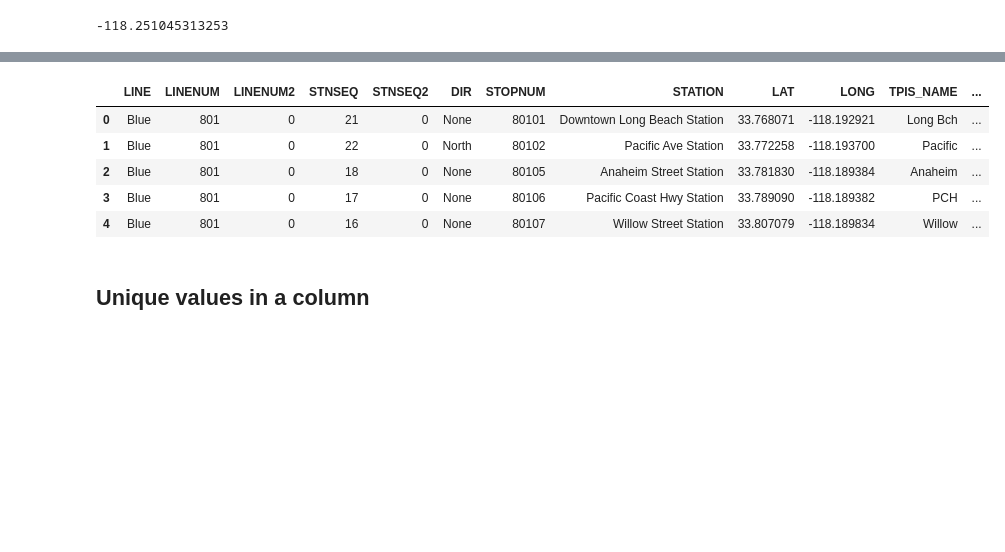
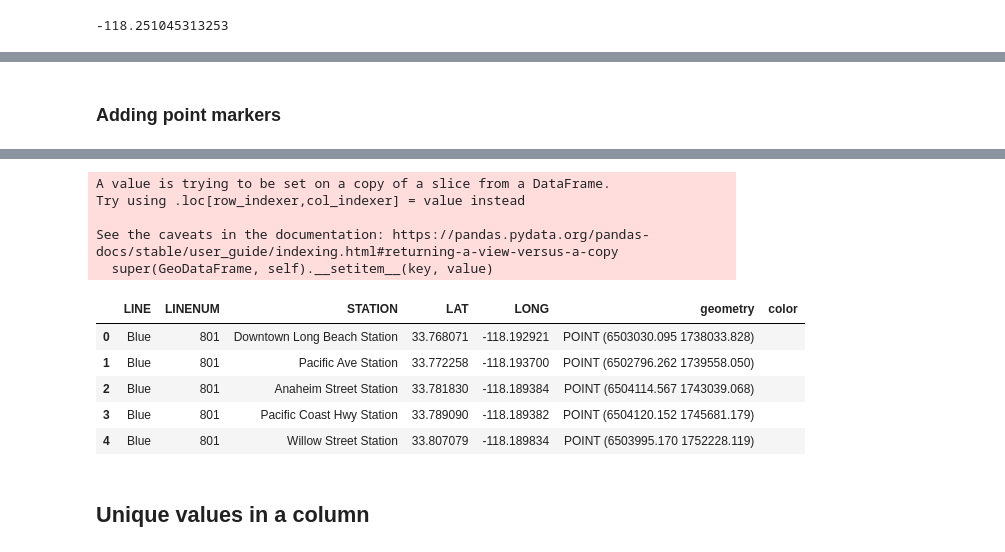
Before and after one commit to yohman/up206a, a Jupyter notebook: Weeks/Week02/W202-PythonandMetro.ipynb, the cells around one changed output, grey strips where cells are left out. Saved outputs shown, nothing was run; the diff lists cells and outputs as text; code cells hidden in the pictures; blank space fills up the shorter version.

```diff
--- a/Weeks/Week02/W202-PythonandMetro.ipynb
+++ b/Weeks/Week02/W202-PythonandMetro.ipynb
@@ -137,0 +188,6 @@ Name: LINE, dtype: int64
+# %%
+# list of desired column names
+desired_columns = ['LINE','LINENUM','STATION','LAT','LONG','geometry']
+
+# subset based on desired columns
+metro[desired_columns]
@@ -137,0 +219,3 @@ Name: LINE, dtype: int64
+# %%
+metro_trimmed = metro[desired_columns]
+metro_trimmed
@@ -281,5 +367,7 @@ m = folium.Map(location=[latitude,longitude], tiles='Stamen Terrain', zoom_start
 m
 # %% [output]
 [interactive output not drawn]
+# %% [markdown]
+### Adding point markers
 # %%
 # add the stations
@@ -290,16 +378,22 @@ m
 [interactive output not drawn]
 # %%
 # add a column
-metro['color'] = ''
+metro_trimmed['color'] = ''
+# %% [output]
+A value is trying to be set on a copy of a slice from a DataFrame.
+Try using .loc[row_indexer,col_indexer] = value instead
+
+See the caveats in the documentation: https://pandas.pydata.org/pandas-docs/stable/user_guide/indexing.html#returning-a-view-versus-a-copy
+  super(GeoDataFrame, self).__setitem__(key, value)
 # %%
-metro.head()
+metro_trimmed.head()
 # %% [output]
-|  | LINE | LINENUM | LINENUM2 | STNSEQ | STNSEQ2 | DIR | STOPNUM | STATION | LAT | LONG | TPIS_NAME | ... |
-| 0 | Blue | 801 | 0 | 21 | 0 | None | 80101 | Downtown Long Beach Station | 33.768071 | -118.192921 | Long Bch | ... |
-| 1 | Blue | 801 | 0 | 22 | 0 | North | 80102 | Pacific Ave Station | 33.772258 | -118.193700 | Pacific | ... |
-| 2 | Blue | 801 | 0 | 18 | 0 | None | 80105 | Anaheim Street Station | 33.781830 | -118.189384 | Anaheim | ... |
-| 3 | Blue | 801 | 0 | 17 | 0 | None | 80106 | Pacific Coast Hwy Station | 33.789090 | -118.189382 | PCH | ... |
-| 4 | Blue | 801 | 0 | 16 | 0 | None | 80107 | Willow Street Station | 33.807079 | -118.189834 | Willow | ... |
+|  | LINE | LINENUM | STATION | LAT | LONG | geometry | color |
+| 0 | Blue | 801 | Downtown Long Beach Station | 33.768071 | -118.192921 | POINT (6503030.095 1738033.828) |  |
+| 1 | Blue | 801 | Pacific Ave Station | 33.772258 | -118.193700 | POINT (6502796.262 1739558.050) |  |
+| 2 | Blue | 801 | Anaheim Street Station | 33.781830 | -118.189384 | POINT (6504114.567 1743039.068) |  |
+| 3 | Blue | 801 | Pacific Coast Hwy Station | 33.789090 | -118.189382 | POINT (6504120.152 1745681.179) |  |
+| 4 | Blue | 801 | Willow Street Station | 33.807079 | -118.189834 | POINT (6503995.170 1752228.119) |  |
 # %% [markdown]
 ## Unique values in a column
 # %%
```
Also changed, not shown: parts of 36 cells of this notebook.
